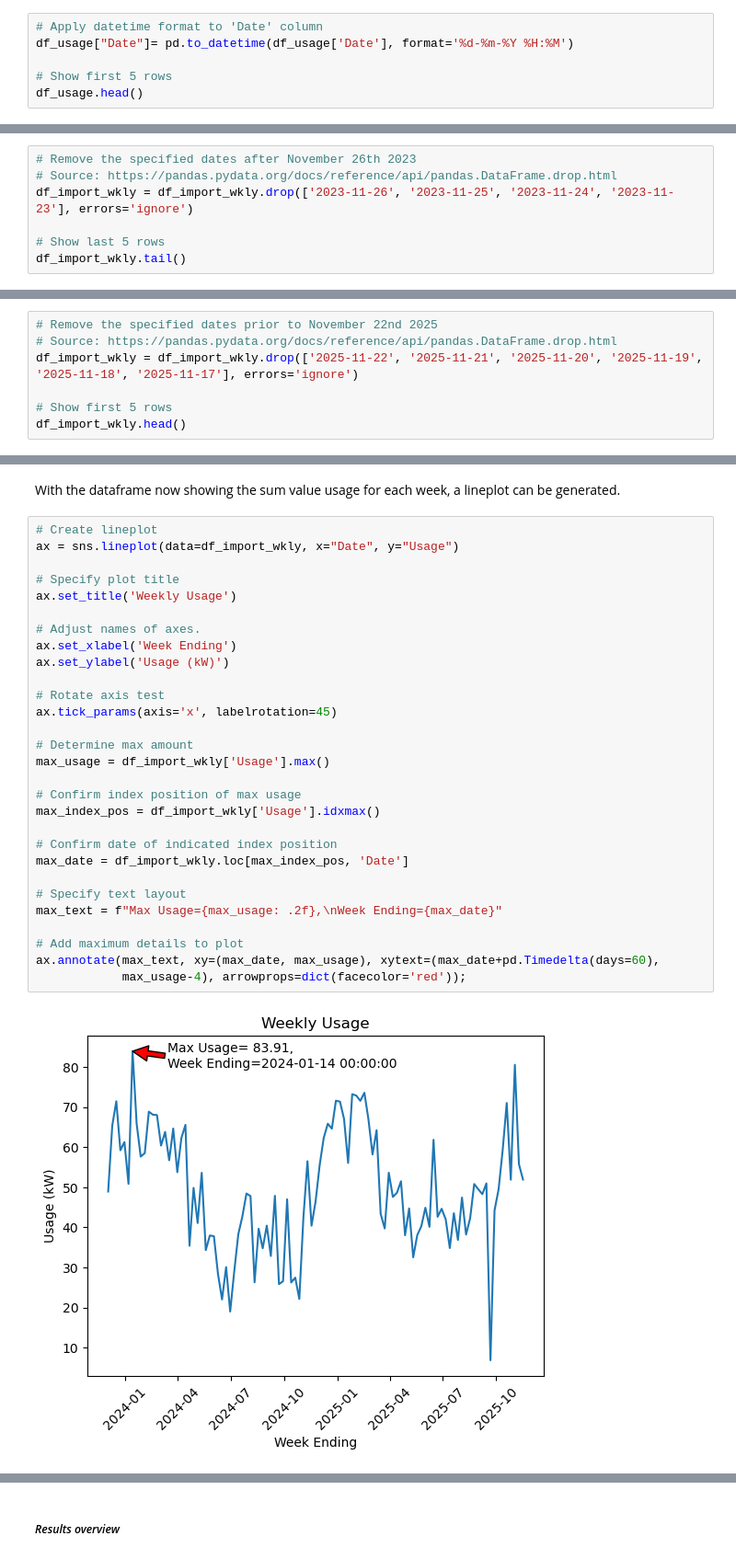
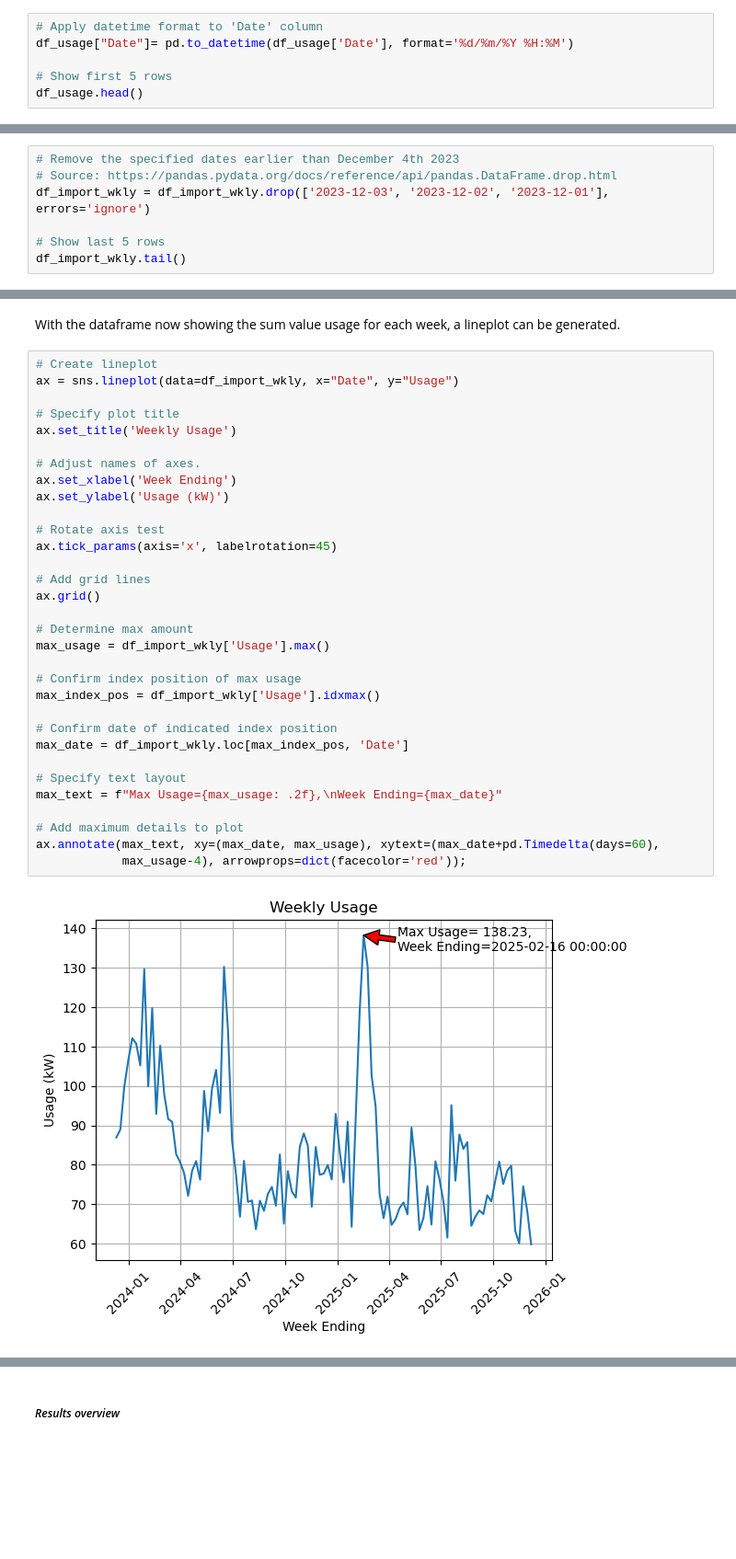
Before and after one commit to danielfinnerty/PFDA, a Jupyter notebook: project/solar_assessment.ipynb, the cells around one changed output, grey strips where cells are left out. Shown: that part at 92% size. Drawn from its saved outputs; the diff is of its cells as text; blank space fills up the shorter version.

```diff
--- a/project/solar_assessment.ipynb
+++ b/project/solar_assessment.ipynb
@@ -125,7 +125,7 @@ This is now in datetime format however, it can be seen that the hours and minute
 the next step is to apply the new datetime format to the data frame.
 # %%
 # Apply datetime format to 'Date' column
-df_usage["Date"]= pd.to_datetime(df_usage['Date'], format='%d-%m-%Y %H:%M')
+df_usage["Date"]= pd.to_datetime(df_usage['Date'], format='%d/%m/%Y %H:%M')
 
 # Show first 5 rows
 df_usage.head()
@@ -363,7 +375,7 @@ df_import_wkly.tail()
 # %%
-# Remove the specified dates after November 26th 2023
+# Remove the specified dates earlier than December 4th 2023
 # Source: https://pandas.pydata.org/docs/reference/api/pandas.DataFrame.drop.html
-df_import_wkly = df_import_wkly.drop(['2023-11-26', '2023-11-25', '2023-11-24', '2023-11-23'], errors='ignore')
+df_import_wkly = df_import_wkly.drop(['2023-12-03', '2023-12-02', '2023-12-01'], errors='ignore')
 
 # Show last 5 rows
 df_import_wkly.tail()
@@ -395,7 +406,0 @@ The 22nd of November 2025 is a Saturday, so the data needs to be ended on the 16
-# %%
-# Remove the specified dates prior to November 22nd 2025
-# Source: https://pandas.pydata.org/docs/reference/api/pandas.DataFrame.drop.html
-df_import_wkly = df_import_wkly.drop(['2025-11-22', '2025-11-21', '2025-11-20', '2025-11-19', '2025-11-18', '2025-11-17'], errors='ignore')
-
-# Show first 5 rows
-df_import_wkly.head()
@@ -425,32 +422,35 @@ With the dataframe now showing the sum value usage for each week, a lineplot can
 # %%
 # Create lineplot
 ax = sns.lineplot(data=df_import_wkly, x="Date", y="Usage")
 
 # Specify plot title
 ax.set_title('Weekly Usage')
 
 # Adjust names of axes.
 ax.set_xlabel('Week Ending')
 ax.set_ylabel('Usage (kW)')
 
 # Rotate axis test
 ax.tick_params(axis='x', labelrotation=45)
+
+# Add grid lines
+ax.grid()
 
 # Determine max amount
 max_usage = df_import_wkly['Usage'].max()
 
 # Confirm index position of max usage
 max_index_pos = df_import_wkly['Usage'].idxmax()
 
 # Confirm date of indicated index position
 max_date = df_import_wkly.loc[max_index_pos, 'Date']
 
 # Specify text layout
 max_text = f"Max Usage={max_usage: .2f},\nWeek Ending={max_date}"
 
 # Add maximum details to plot
 ax.annotate(max_text, xy=(max_date, max_usage), xytext=(max_date+pd.Timedelta(days=60),
             max_usage-4), arrowprops=dict(facecolor='red'));
 # %% [output]
-[figure, old version]
+[figure, new version]
 # %% [markdown]
```
Also changed, not shown: parts of 43 cells of this notebook, 1 other file.
